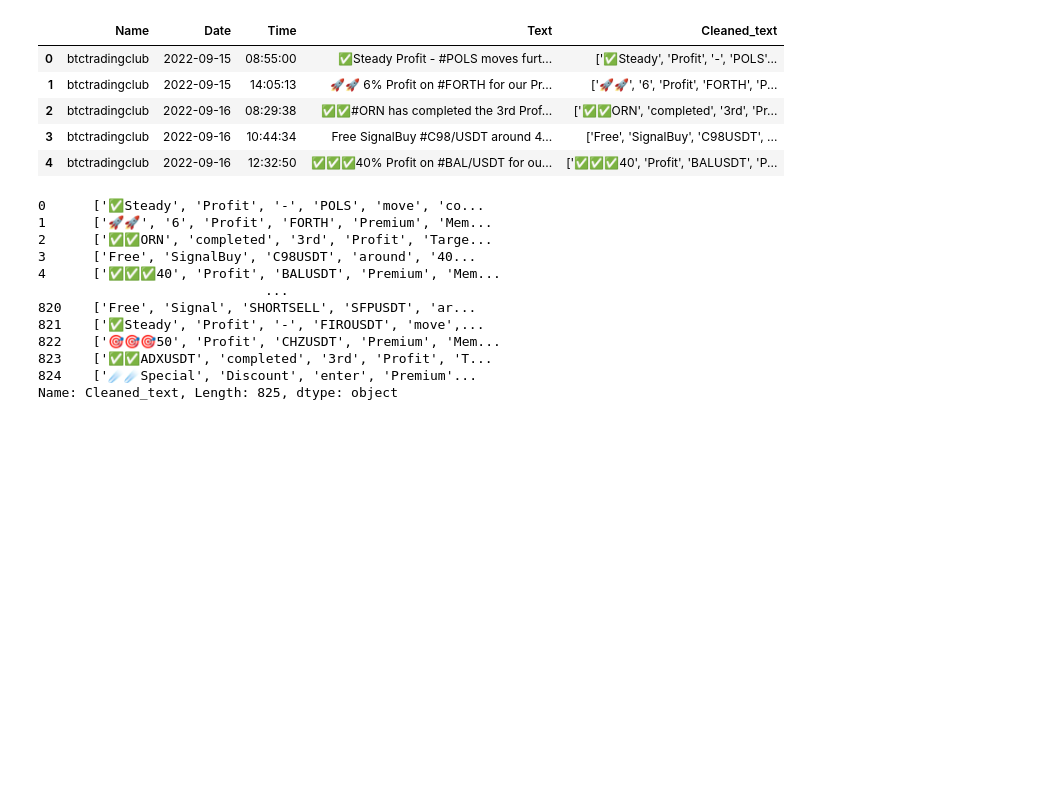
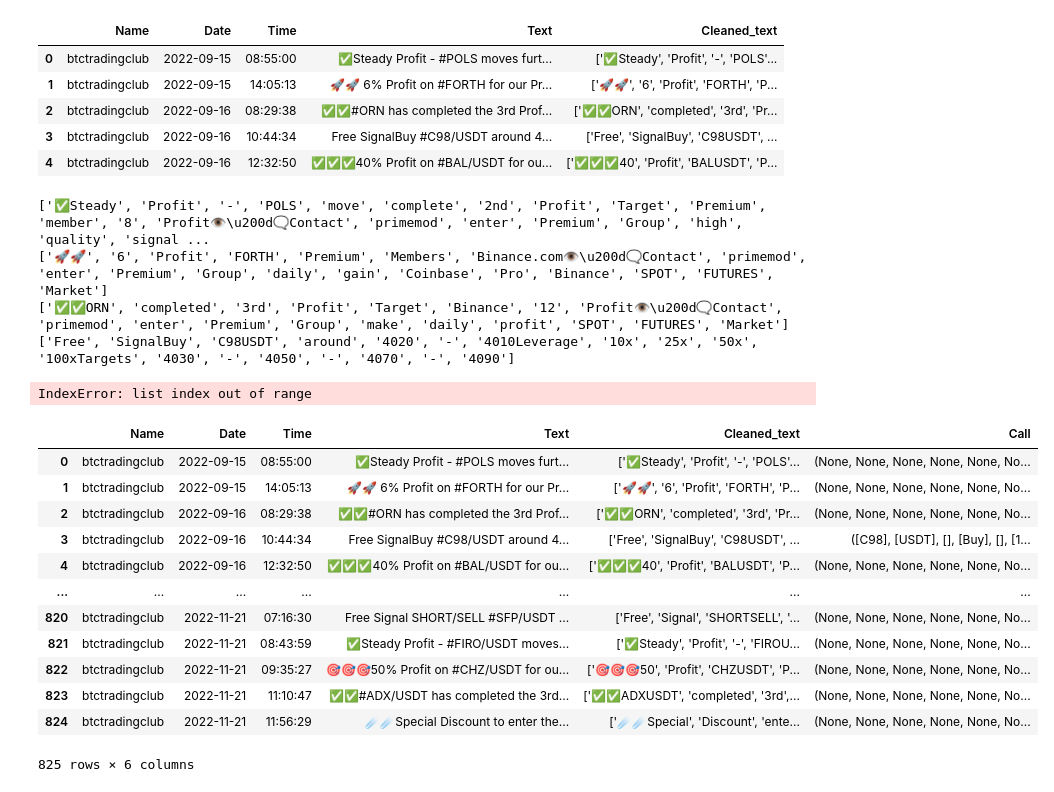
Before and after one commit to Sammam-Sohail/FinalYear, a Jupyter notebook: Signal Calls/btctradingclub/1_btctradingclub.ipynb, the cells around one changed output. Drawn from its saved outputs; the diff is of its cells as text; code cells hidden in the pictures; blank space fills up the shorter version.

```diff
--- a/Signal Calls/btctradingclub/1_btctradingclub.ipynb
+++ b/Signal Calls/btctradingclub/1_btctradingclub.ipynb
@@ -25,22 +25,22 @@ exchangeregex = '|'.join(exchanges)
 target = ('|').join(['1','2','3'])
 # coins=''
 def extractor(i):
+  print(i)
   text = re.sub('[\',\[\]]', '', i)
-  # text = re.sub("[^{}]+".format(printable), "", text)
-
+  coin_name,conversion_name,call_exchange,call_type,call_duration,leverage,targets,stop_loss = ["None"]*8
   if(re.search('free\s*signal',text,re.IGNORECASE) and re.search('target|targets',text,re.IGNORECASE)):
 
-    coin_name=re.findall('(\w+)(?:usdt|usd|btc|eth)',text,re.IGNORECASE)
+    coin_name=re.findall('(\w+)(?:usdt|usd|btc|eth)',text,re.IGNORECASE)[0]
 
-    conversion_name = re.findall('\w+({})'.format(conversion),str(text),re.IGNORECASE)
+    conversion_name = re.findall('\w+({})'.format(conversion),str(text),re.IGNORECASE)[0]
 
     """exchange not used"""
-    call_exchange = re.findall('\w+({})'.format(exchanges),text,re.IGNORECASE)
+    call_exchange = re.findall('\w+({})'.format(exchanges),text,re.IGNORECASE)[0]
 
-    call_type = re.findall('sell|buy',text,re.IGNORECASE)
+    call_type = re.findall('sell|buy',text,re.IGNORECASE)[0]
 
     """duration not used that much"""
-    call_duration = re.findall('long|short',text,re.IGNORECASE)
+    call_duration = re.findall('long|short',text,re.IGNORECASE)[0]
 
     """current not given around is given"""
     # current_value=re.findall('')
@@ -52,30 +52,32 @@ def extractor(i):
     T=dict()
     targets=re.findall(r'targets\s*(\d.\d*)\s*-*\s*(\d.\d*)\s*-*\s*(\d.\d*)\s*-*\s*(\d.\d*)',text,re.IGNORECASE)
 
-    for x in range(len(targets)):
-      T['T'+str(x+1)]=targets[x]
 
     """ stop loss used rarely also without value"""
-    stop_loss = re.findall('stop\s*loss\s*-*\s*(\d.\d*)',text,re.IGNORECASE)
+    stop_loss = re.findall('stop\s*loss\s*-*\s*(\d.\d*)',text,re.IGNORECASE)[0]
 
-    with open('./3_btctradingclub.csv', 'a',newline='') as f_object:
-      writer_object = writer(f_object)
-      ls = [coin_name,conversion_name,leverage,call_exchange,call_type,call_duration,T,stop_loss]
-      writer_object.writerow(ls)
-      f_object.close()
-  return i
+  return (coin_name,conversion_name,call_exchange,call_type,call_duration,leverage,targets,stop_loss)
 
-df['Cleaned_text'].apply(extractor)
+df["Call"] = df['Cleaned_text'].apply(extractor)
 # %% [output]
-0      ['✅Steady', 'Profit', '-', 'POLS', 'move', 'co...
-1      ['🚀🚀', '6', 'Profit', 'FORTH', 'Premium', 'Mem...
-2      ['✅✅ORN', 'completed', '3rd', 'Profit', 'Targe...
-3      ['Free', 'SignalBuy', 'C98USDT', 'around', '40...
-4      ['✅✅✅40', 'Profit', 'BALUSDT', 'Premium', 'Mem...
-                             ...
-820    ['Free', 'Signal', 'SHORTSELL', 'SFPUSDT', 'ar...
-821    ['✅Steady', 'Profit', '-', 'FIROUSDT', 'move',...
-822    ['🎯🎯🎯50', 'Profit', 'CHZUSDT', 'Premium', 'Mem...
-823    ['✅✅ADXUSDT', 'completed', '3rd', 'Profit', 'T...
-824    ['☄️☄️Special', 'Discount', 'enter', 'Premium'...
-Name: Cleaned_text, Length: 825, dtype: object
+['✅Steady', 'Profit', '-', 'POLS', 'move', 'complete', '2nd', 'Profit', 'Target', 'Premium', 'member', '8', 'Profit👁\u200d🗨Contact', 'primemod', 'enter', 'Premium', 'Group', 'high', 'quality', 'signal ...
+['🚀🚀', '6', 'Profit', 'FORTH', 'Premium', 'Members', 'Binance.com👁\u200d🗨Contact', 'primemod', 'enter', 'Premium', 'Group', 'daily', 'gain', 'Coinbase', 'Pro', 'Binance', 'SPOT', 'FUTURES', 'Market']
+['✅✅ORN', 'completed', '3rd', 'Profit', 'Target', 'Binance', '12', 'Profit👁\u200d🗨Contact', 'primemod', 'enter', 'Premium', 'Group', 'make', 'daily', 'profit', 'SPOT', 'FUTURES', 'Market']
+['Free', 'SignalBuy', 'C98USDT', 'around', '4020', '-', '4010Leverage', '10x', '25x', '50x', '100xTargets', '4030', '-', '4050', '-', '4070', '-', '4090']
+IndexError: list index out of range
+# %%
+df
+# %% [output]
+|  | Name | Date | Time | Text | Cleaned_text | Call |
+| 0 | btctradingclub | 2022-09-15 | 08:55:00 | ✅Steady Profit - #POLS moves furt... | ['✅Steady', 'Profit', '-', 'POLS'... | (None, None, None, None, None, No... |
+| 1 | btctradingclub | 2022-09-15 | 14:05:13 | 🚀🚀 6% Profit on #FORTH for our Pr... | ['🚀🚀', '6', 'Profit', 'FORTH', 'P... | (None, None, None, None, None, No... |
+| 2 | btctradingclub | 2022-09-16 | 08:29:38 | ✅✅#ORN has completed the 3rd Prof... | ['✅✅ORN', 'completed', '3rd', 'Pr... | (None, None, None, None, None, No... |
+| 3 | btctradingclub | 2022-09-16 | 10:44:34 | Free SignalBuy #C98/USDT around 4... | ['Free', 'SignalBuy', 'C98USDT', ... | ([C98], [USDT], [], [Buy], [], [1... |
+| 4 | btctradingclub | 2022-09-16 | 12:32:50 | ✅✅✅40% Profit on #BAL/USDT for ou... | ['✅✅✅40', 'Profit', 'BALUSDT', 'P... | (None, None, None, None, None, No... |
+| ... | ... | ... | ... | ... | ... | ... |
+| 820 | btctradingclub | 2022-11-21 | 07:16:30 | Free Signal SHORT/SELL #SFP/USDT ... | ['Free', 'Signal', 'SHORTSELL', '... | (None, None, None, None, None, No... |
+| 821 | btctradingclub | 2022-11-21 | 08:43:59 | ✅Steady Profit - #FIRO/USDT moves... | ['✅Steady', 'Profit', '-', 'FIROU... | (None, None, None, None, None, No... |
+| 822 | btctradingclub | 2022-11-21 | 09:35:27 | 🎯🎯🎯50% Profit on #CHZ/USDT for ou... | ['🎯🎯🎯50', 'Profit', 'CHZUSDT', 'P... | (None, None, None, None, None, No... |
+| 823 | btctradingclub | 2022-11-21 | 11:10:47 | ✅✅#ADX/USDT has completed the 3rd... | ['✅✅ADXUSDT', 'completed', '3rd',... | (None, None, None, None, None, No... |
+| 824 | btctradingclub | 2022-11-21 | 11:56:29 | ☄️☄️Special Discount to enter the... | ['☄️☄️Special', 'Discount', 'ente... | (None, None, None, None, None, No... |
+825 rows × 6 columns
```
Also changed, not shown: 5 other files.
